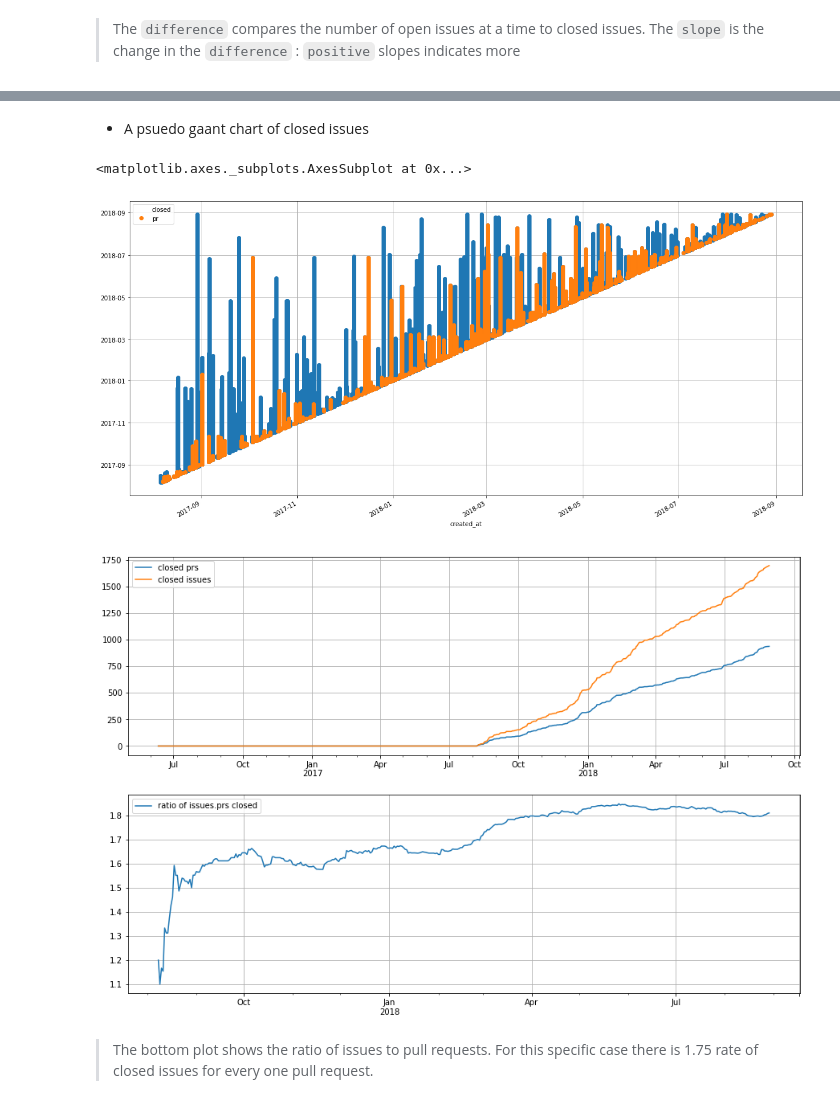
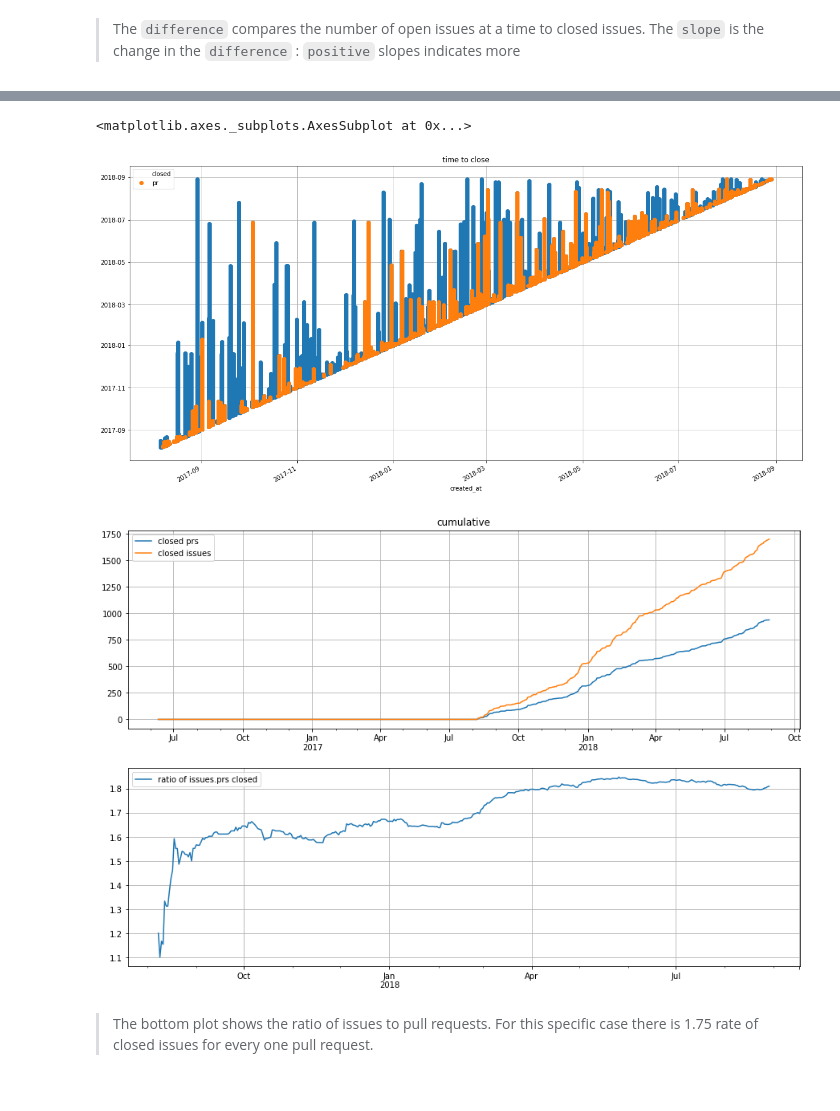
Before and after one commit to deathbeds/deathbeds.github.io, a Jupyter notebook: deathbeds/2018-08-28-Github-project-statistics-and-visualizations.ipynb, the cells around one changed output, grey strips where cells are left out. Saved outputs shown, nothing was run; the diff lists cells and outputs as text; code cells hidden in the pictures.

Commit message:
add a title

```diff
--- a/deathbeds/2018-08-28-Github-project-statistics-and-visualizations.ipynb
+++ b/deathbeds/2018-08-28-Github-project-statistics-and-visualizations.ipynb
@@ -102,26 +98,24 @@ gcf().set_size_inches((15, 10))
-# %% [markdown]
-* A psuedo gaant chart of closed issues
 # %%
 gaant = opened^closed
 
 gaant[df.closed].stack().pipe(lambda s: s[s]).to_frame()[[]].reset_index(-1)['level_1'].rename('closed').plot(
-    figsize=(20, 10), style=['o'], grid=True, legend=True)
+    figsize=(20, 10), style=['o'], grid=True, legend=True, title='time to close')
 gaant[np.logical_and(df.closed, df.pr)].stack().pipe(lambda s: s[s]).to_frame()[[]].reset_index(-1)['level_1'].rename('pr').plot(
     figsize=(20, 10), style=['o'], grid=True, ax=gca(), legend=True)
 # %% [output]
 <matplotlib.axes._subplots.AxesSubplot at 0x...>
-[figure, old version]
+[figure, new version]
 # %%
 subplot(2,1,1)
 closedissues = closed[df.closed].sum().rename('closed issues')
 closedprs = closed[np.logical_and(df.closed, df.pr)].sum().rename('closed prs')
-closedprs.plot(ax=gca(), grid=True, legend=True)
+closedprs.plot(ax=gca(), grid=True, legend=True, title='cumulative')
 closedissues.plot(ax=gca(), grid=True, legend=True)
 subplot(2,1,2)
 (closedissues/closedprs).rename('ratio of issues.prs closed').plot(grid=True, legend=True)
 gcf().set_size_inches((15, 10))
 # %% [output]
-[figure, old version]
+[figure, new version]
 # %% [markdown]
 > The bottom plot shows the ratio of issues to pull requests.  For this specific case there is 1.75 rate of closed issues for every one pull request.
 # %%
```
Also changed, not shown: parts of 4 cells of this notebook.
